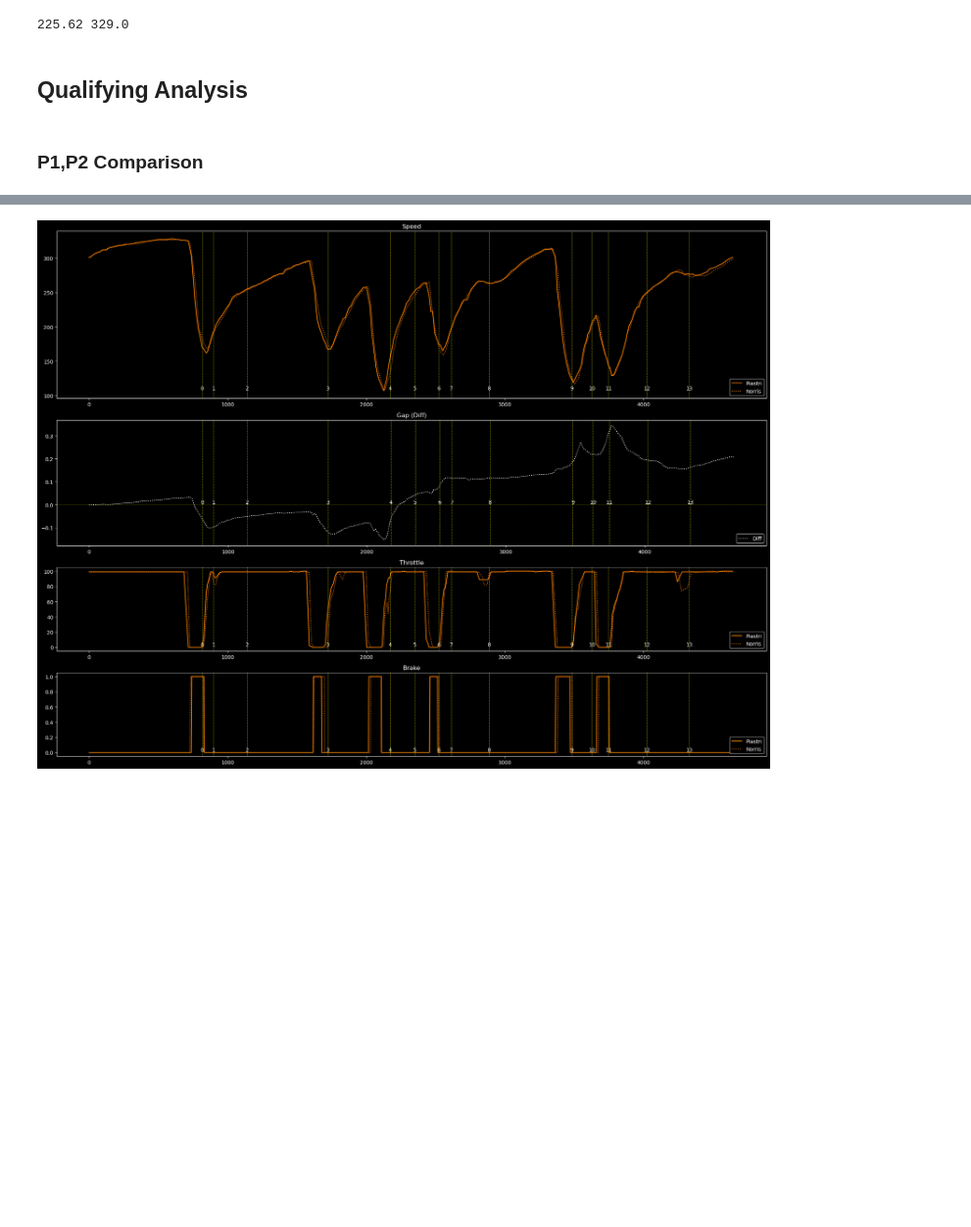
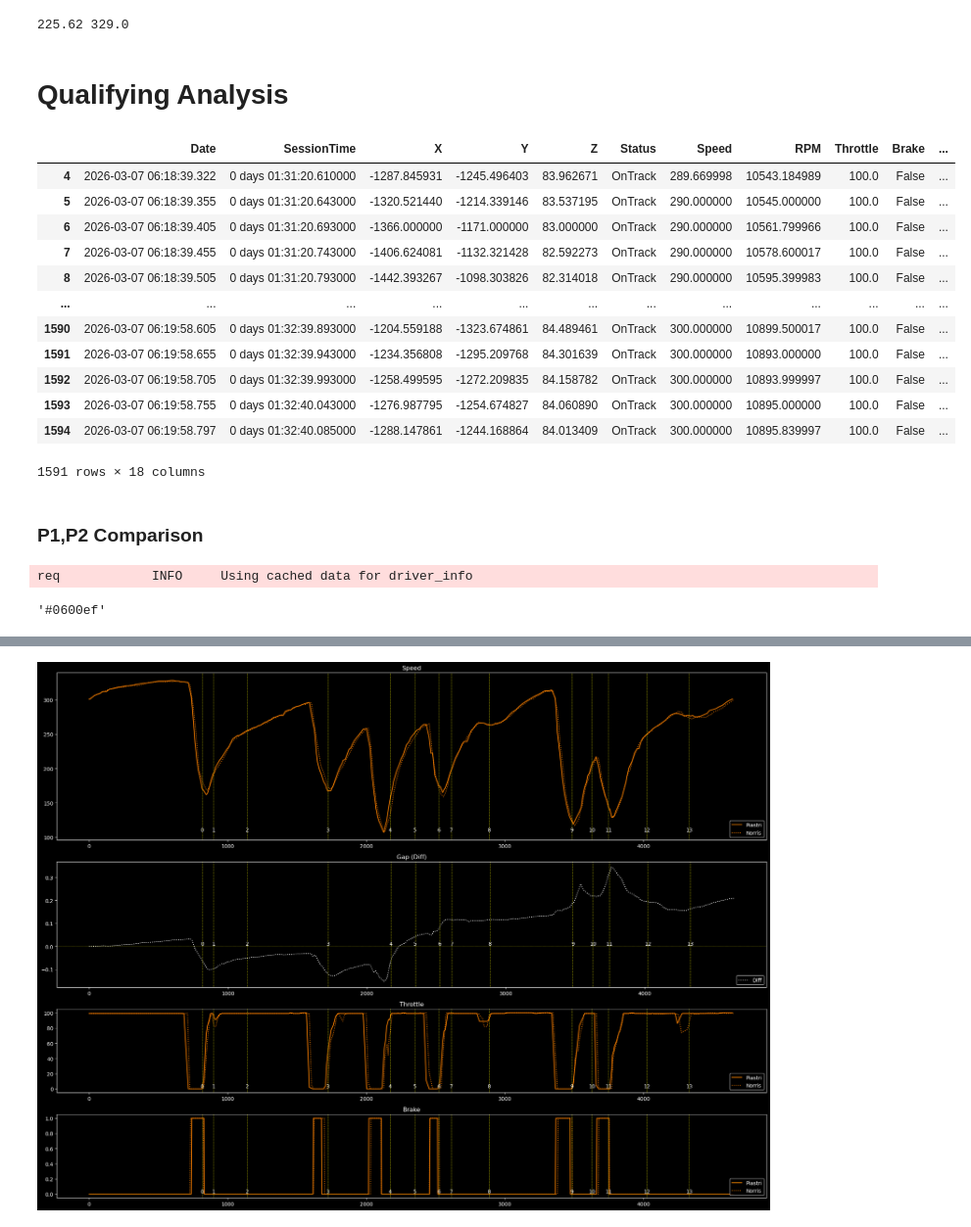
Before and after one commit to Sanket-g-75/F1_Analysis, a Jupyter notebook: code.ipynb, the cells around one changed output, grey strips where cells are left out. Shown at 98% size. Cells and saved outputs as stored; diff of their text form; code cells hidden in the pictures; blank space fills up the shorter version.

```diff
--- a/code.ipynb
+++ b/code.ipynb
@@ -68,7 +86,7 @@ print(float(f'{test['Speed'].mean():.2f}'),test['Speed'].max())
 # %% [output]
 225.62 329.0
 # %% [markdown]
-## Qualifying Analysis
+# Qualifying Analysis
 # %%
 q1,q2,q3 = session.laps.split_qualifying_sessions()
 q1 = q1.pick_accurate()
@@ -77,6 +95,22 @@ q3 = q3.pick_accurate()
 # %%
 p1 = 'PIA'
 p2 = 'NOR'
+# %%
+q3.pick_driver('NOR').pick_fastest().get_telemetry(frequency=20).add_distance()
+# %% [output]
+|  | Date | SessionTime | X | Y | Z | Status | Speed | RPM | Throttle | Brake | ... |
+| 4 | 2026-03-07 06:18:39.322 | 0 days 01:31:20.610000 | -1287.845931 | -1245.496403 | 83.962671 | OnTrack | 289.669998 | 10543.184989 | 100.0 | False | ... |
+| 5 | 2026-03-07 06:18:39.355 | 0 days 01:31:20.643000 | -1320.521440 | -1214.339146 | 83.537195 | OnTrack | 290.000000 | 10545.000000 | 100.0 | False | ... |
+| 6 | 2026-03-07 06:18:39.405 | 0 days 01:31:20.693000 | -1366.000000 | -1171.000000 | 83.000000 | OnTrack | 290.000000 | 10561.799966 | 100.0 | False | ... |
+| 7 | 2026-03-07 06:18:39.455 | 0 days 01:31:20.743000 | -1406.624081 | -1132.321428 | 82.592273 | OnTrack | 290.000000 | 10578.600017 | 100.0 | False | ... |
+| 8 | 2026-03-07 06:18:39.505 | 0 days 01:31:20.793000 | -1442.393267 | -1098.303826 | 82.314018 | OnTrack | 290.000000 | 10595.399983 | 100.0 | False | ... |
+| ... | ... | ... | ... | ... | ... | ... | ... | ... | ... | ... | ... |
+| 1590 | 2026-03-07 06:19:58.605 | 0 days 01:32:39.893000 | -1204.559188 | -1323.674861 | 84.489461 | OnTrack | 300.000000 | 10899.500017 | 100.0 | False | ... |
+| 1591 | 2026-03-07 06:19:58.655 | 0 days 01:32:39.943000 | -1234.356808 | -1295.209768 | 84.301639 | OnTrack | 300.000000 | 10893.000000 | 100.0 | False | ... |
+| 1592 | 2026-03-07 06:19:58.705 | 0 days 01:32:39.993000 | -1258.499595 | -1272.209835 | 84.158782 | OnTrack | 300.000000 | 10893.999997 | 100.0 | False | ... |
+| 1593 | 2026-03-07 06:19:58.755 | 0 days 01:32:40.043000 | -1276.987795 | -1254.674827 | 84.060890 | OnTrack | 300.000000 | 10895.000000 | 100.0 | False | ... |
+| 1594 | 2026-03-07 06:19:58.797 | 0 days 01:32:40.085000 | -1288.147861 | -1244.168864 | 84.013409 | OnTrack | 300.000000 | 10895.839997 | 100.0 | False | ... |
+1591 rows × 18 columns
 # %% [markdown]
 ### P1,P2 Comparison
 # %%
@@ -84,3 +118,8 @@ d_p1 = q3.pick_driver(p1).pick_fastest().get_telemetry(frequency=20).add_distanc
 d_p2 = q3.pick_driver(p2).pick_fastest().get_telemetry(frequency=20).add_distance()
 # %%
 delta_time, ref_tel, compare_tel = utils.delta_time(q3.pick_driver(p1).pick_fastest(), q3.pick_driver(p2).pick_fastest())
+# %%
+fastf1.plotting.get_driver_color('VER',session=session)
+# %% [output]
+req            INFO     Using cached data for driver_info
+'#0600ef'
```
Also changed, not shown: parts of 23 cells of this notebook, 7 other files.
